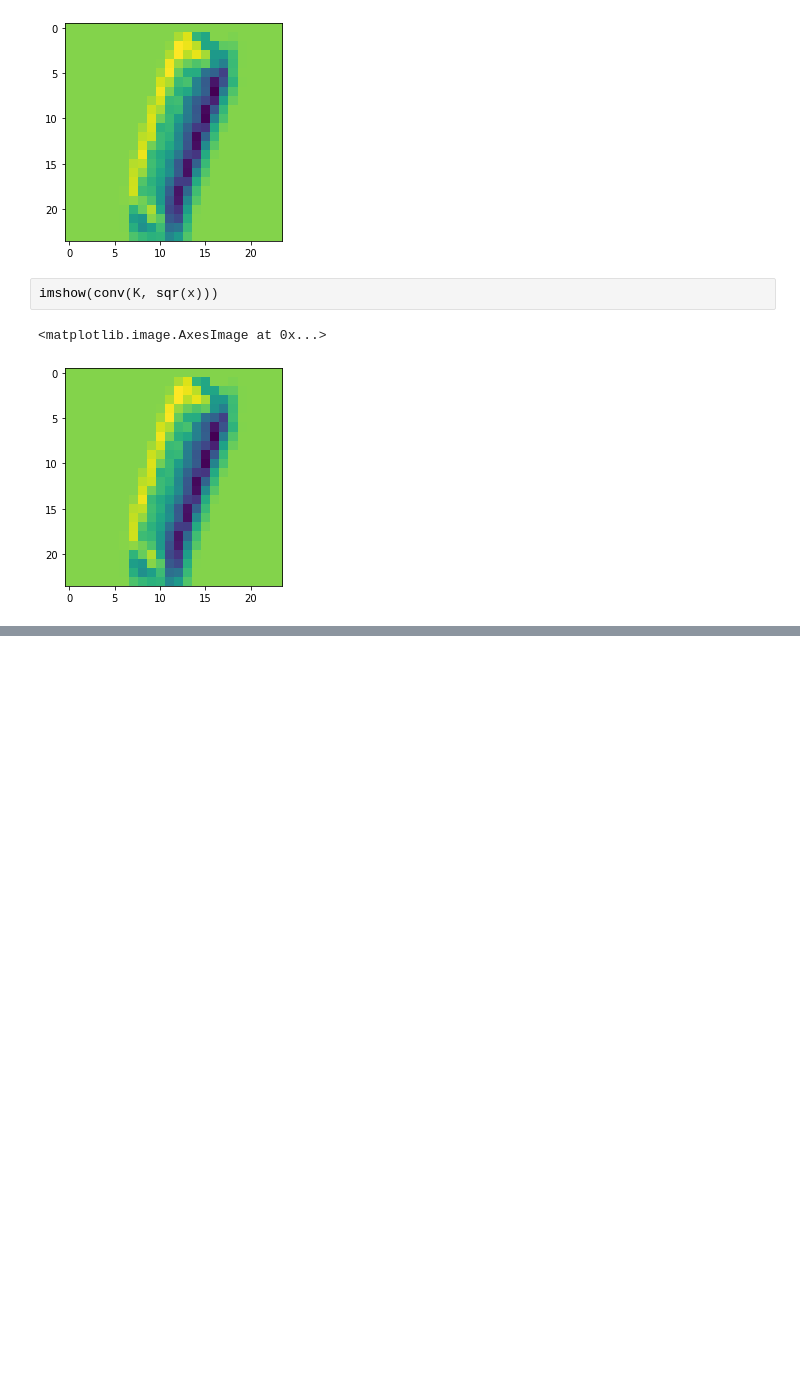
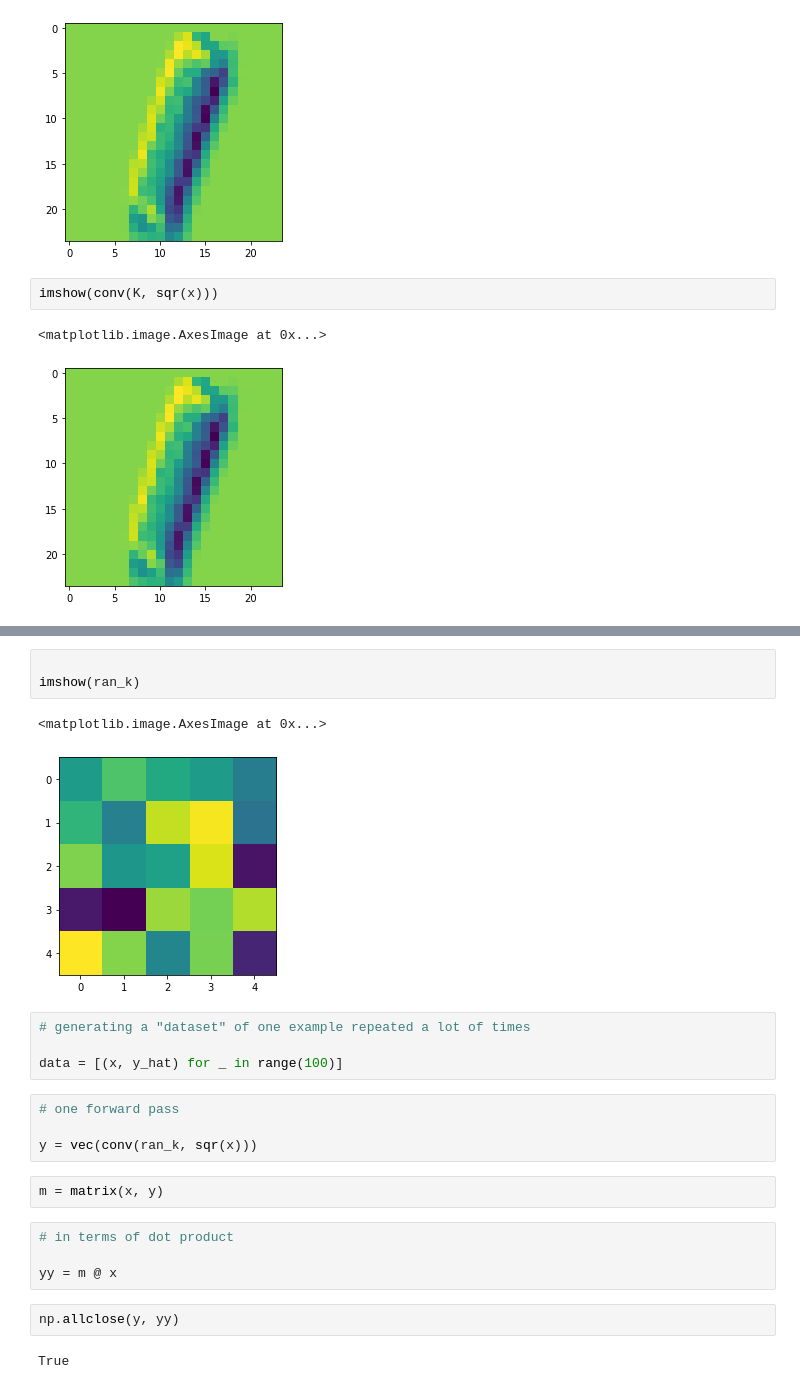
Before and after one commit to 8const/convnet_second_attempt, a Jupyter notebook: it_commutes.ipynb, the cells around one changed output, grey strips where cells are left out. Cells and saved outputs as stored; diff of their text form; blank space fills up the shorter version.

```diff
--- a/it_commutes.ipynb
+++ b/it_commutes.ipynb
@@ -159,0 +172,24 @@ imshow(kernel(x, y))
+# %%
+
+imshow(ran_k)
+# %% [output]
+<matplotlib.image.AxesImage at 0x...>
+[figure, added]
+# %%
+# generating a "dataset" of one example repeated a lot of times
+
+data = [(x, y_hat) for _ in range(100)]
+# %%
+# one forward pass
+
+y = vec(conv(ran_k, sqr(x)))
+# %%
+m = matrix(x, y)
+# %%
+# in terms of dot product
+
+yy = m @ x
+# %%
+np.allclose(y, yy)
+# %% [output]
+True
```
Also changed, not shown: parts of 13 cells of this notebook.
